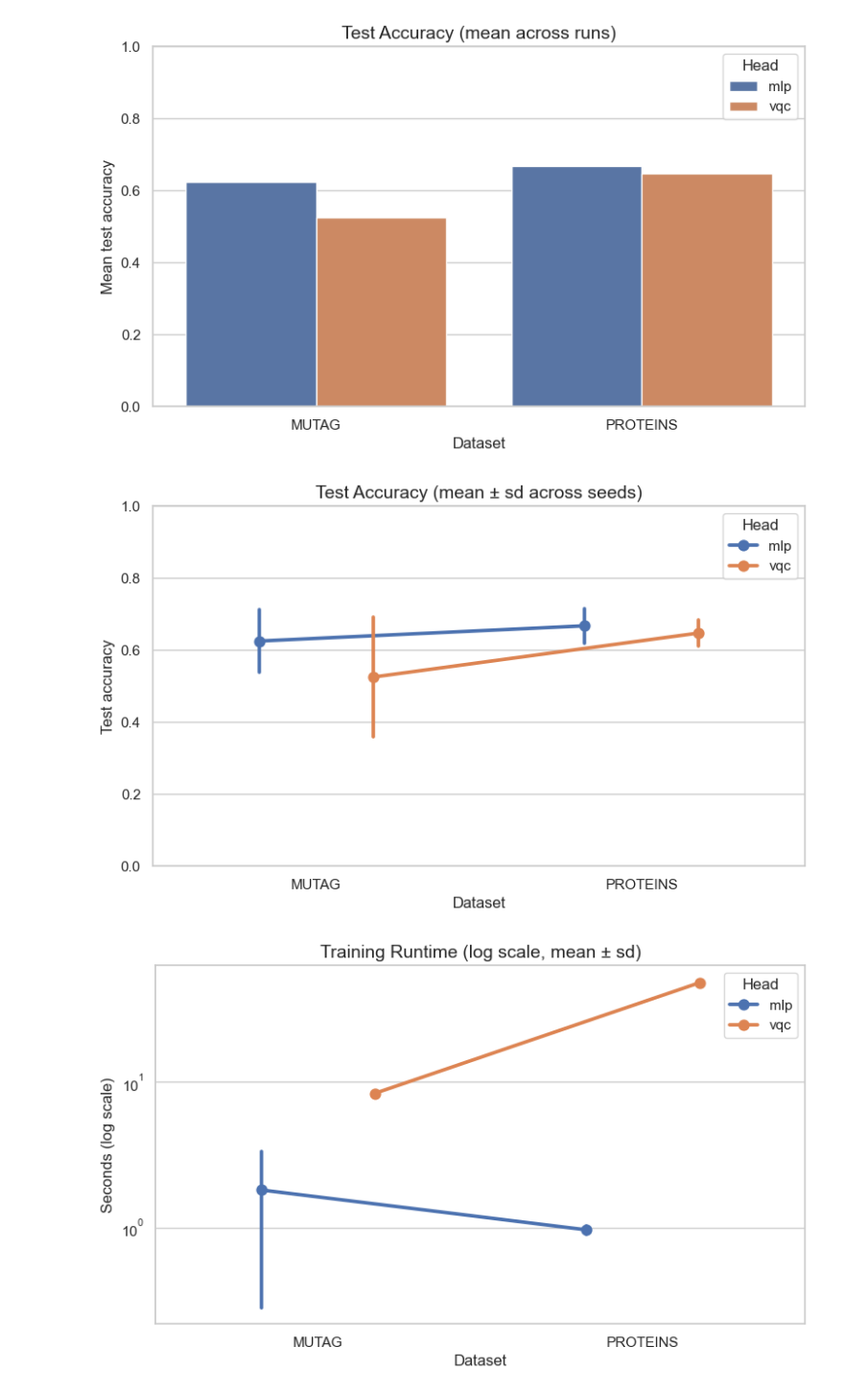
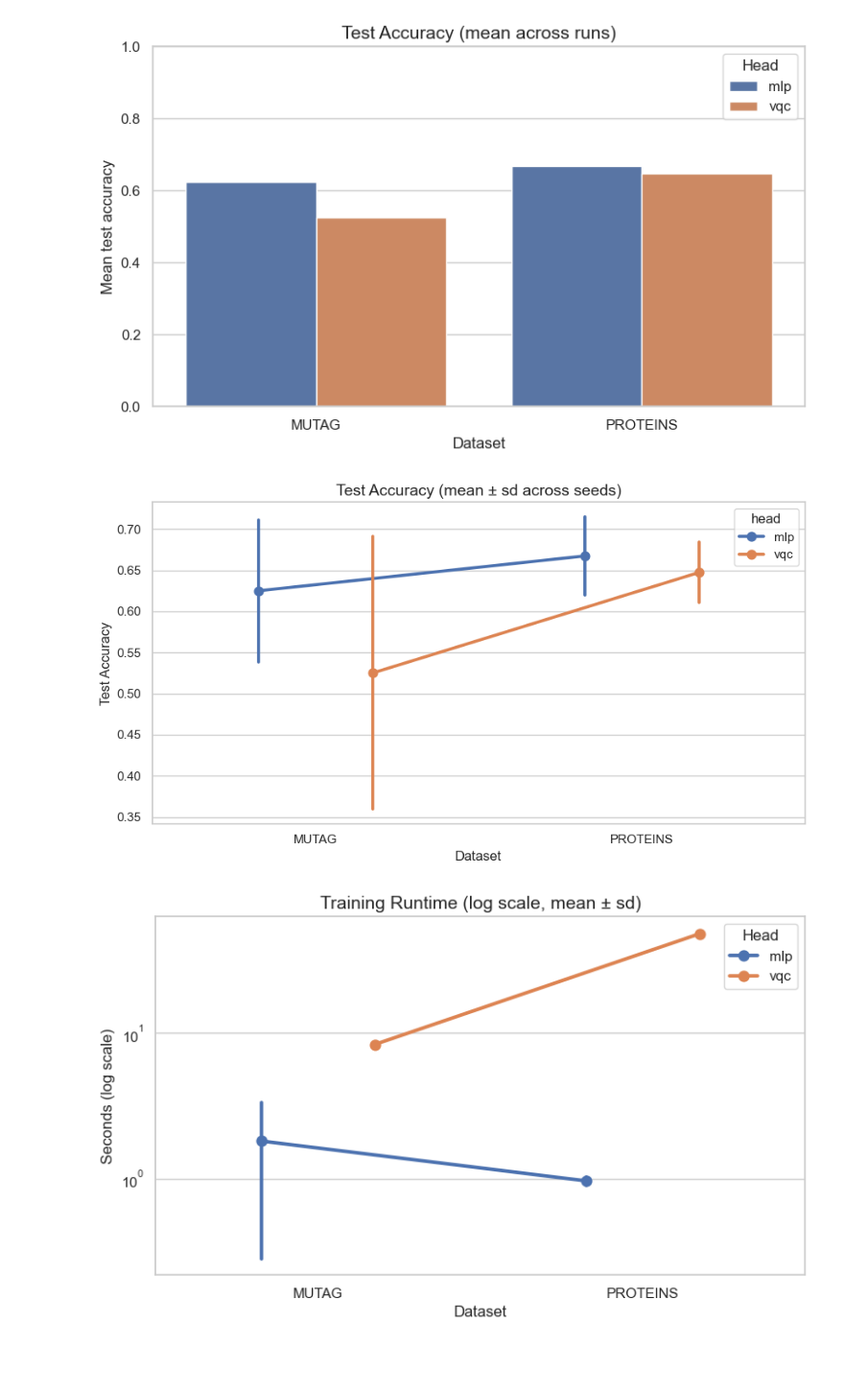
Before and after one commit to KonNik88/qgnn-lite, a Jupyter notebook: projects/qgnn-lite/notebooks/01_results_plots.ipynb, the cells around one changed output. Shown at 96% size. Saved outputs shown, nothing was run; the diff lists cells and outputs as text; code cells hidden in the pictures; blank space fills up the shorter version.

Commit message:
Adding figures

```diff
--- a/projects/qgnn-lite/notebooks/01_results_plots.ipynb
+++ b/projects/qgnn-lite/notebooks/01_results_plots.ipynb
@@ -88,3 +88,8 @@ sns.set_theme(style="whitegrid")
 plt.rcParams["figure.figsize"] = (9, 5)
 plt.rcParams["axes.titlesize"] = 14
 plt.rcParams["axes.labelsize"] = 12
+
+FIG_DIR = Path("../artifacts/figures")
+FIG_DIR.mkdir(parents=True, exist_ok=True)
+
+print("Figures will be saved to:", FIG_DIR.resolve())
@@ -252,22 +259,27 @@ plt.show()
 [figure]
 # %%
 plt.figure()
+
 sns.pointplot(
     data=df,
     x="dataset",
     y="test_acc",
     hue="head",
     errorbar="sd",
     dodge=0.35
 )
+
 plt.title("Test Accuracy (mean ± sd across seeds)")
-plt.ylabel("Test accuracy")
+plt.ylabel("Test Accuracy")
 plt.xlabel("Dataset")
-plt.ylim(0, 1)
-plt.legend(title="Head")
+
+plt.tight_layout()
+
+plt.savefig(FIG_DIR / "accuracy_comparison.png", dpi=300)
+
 plt.show()
 # %% [output]
-[figure, old version]
+[figure, new version]
 # %%
 plt.figure()
 sns.pointplot(
```
Also changed, not shown: parts of 2 cells of this notebook, 4 other files.
